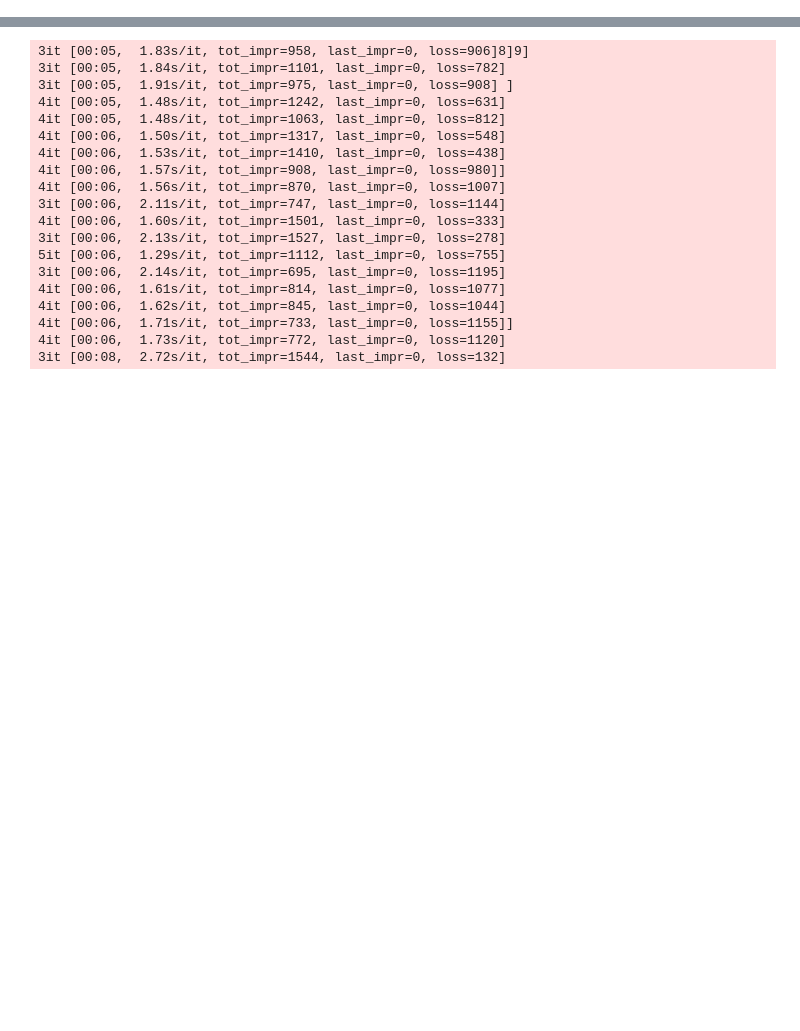
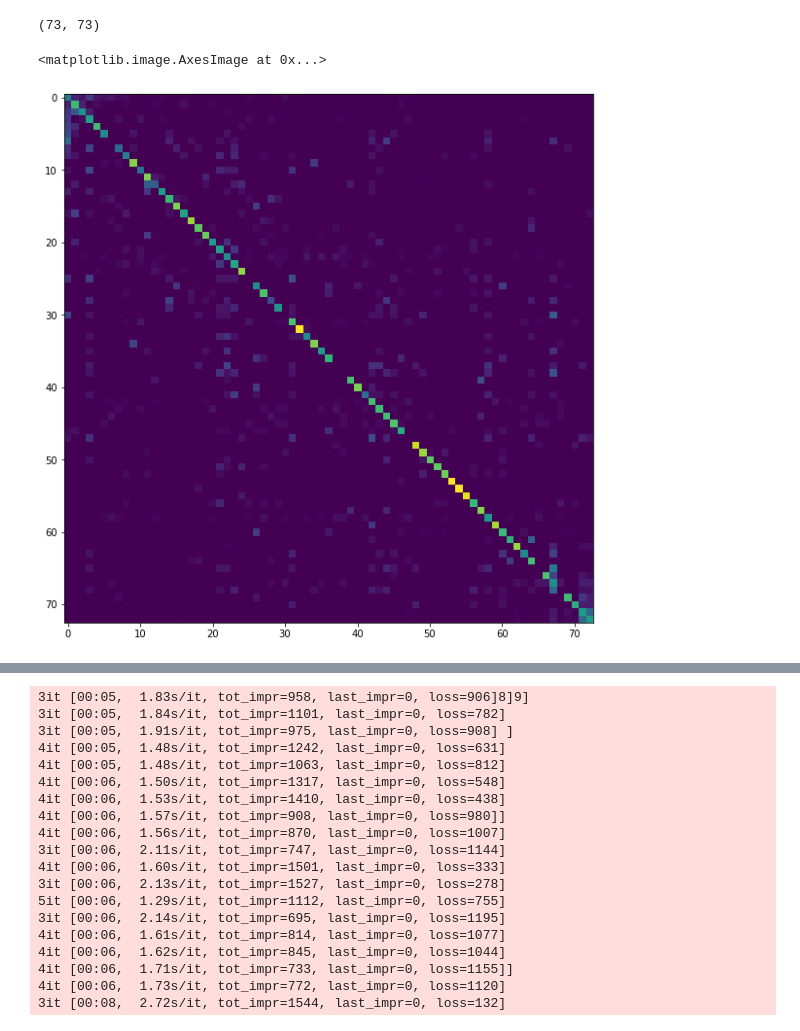
Before and after one commit to djunamay/geneclusters, a Jupyter notebook: benchmarks.ipynb, the cells around one changed output, grey strips where cells are left out. Cells and saved outputs as stored; diff of their text form; code cells hidden in the pictures; blank space fills up the shorter version.

```diff
--- a/benchmarks.ipynb
+++ b/benchmarks.ipynb
@@ -0,0 +95,51 @@
+# %%
+def sum_edges_between_clusters(path, frame, cluster_mapping):
+    mat = get_gene_pathway_matrix(path)
+    #mat = (pd.read_csv('../../github/ABCA7lof/processed_data/pathway_databases/gene_pathway_matrix.csv'))
+    row_clusters = np.array([cluster_mapping[x] for x in mat.index])
+    column_clusters = np.array([cluster_mapping[x] for x in mat.columns])
+    clusters = np.unique(list(cluster_mapping.values()))
+    n_clusters = len(clusters)
+    out = np.zeros((n_clusters, n_clusters))
+    mat_array = np.array(mat)
+
+    row_cluster_indices = [np.where(row_clusters==x)[0] for x in clusters]
+    col_cluster_indices = [np.where(column_clusters==x)[0] for x in clusters]
+
+    compute_sums(n_clusters, mat_array, row_cluster_indices, col_cluster_indices, out)
+    return out, n_clusters, clusters
+
+def compute_sums(n_clusters, mat_array, row_cluster_indices, col_cluster_indices, out):
+    for i in range(n_clusters):
+        for j in range(n_clusters):
+            out[i,j] = np.sum(mat_array[row_cluster_indices[i]][:,col_cluster_indices[j]])+np.sum(mat_array[row_cluster_indices[j]][:,col_cluster_indices[i]])
+
+def compute_embedding_distances(out, n_clusters):
+    embedding = SpectralEmbedding(1)
+    embedded = embedding.fit_transform(out)
+    #distances = np.zeros((n_clusters, n_clusters))
+    #for i in range(n_clusters):
+    #    for j in range(n_clusters):
+    #        distances[i,j] = np.abs(embedded[i]-embedded[j])
+    distances = distance_matrix(out, out)
+    return distances, embedded.ravel()
+# %%
+cluster_mapping = dict(zip(frame['description'], frame['cluster']))
+out, n_clusters, clusters = sum_edges_between_clusters(path, frame, cluster_mapping)
+pairwise_distances, embedded = compute_embedding_distances(out, n_clusters)
+# %%
+pairwise_distances.shape
+# %% [output]
+(73, 73)
+# %%
+plt.figure(figsize=(10,10))
+
+sorted_mat = out[np.argsort(embedded)][:,np.argsort(embedded)]
+
+#plt.imshow()
+original = plt.imshow(sorted_mat/np.sum(sorted_mat, axis=1).reshape(-1,1))
+#plt.imshow(sorted_mat)
+original
+# %% [output]
+<matplotlib.image.AxesImage at 0x...>
+[figure, added]
```
Also changed, not shown: parts of 63 cells of this notebook.
